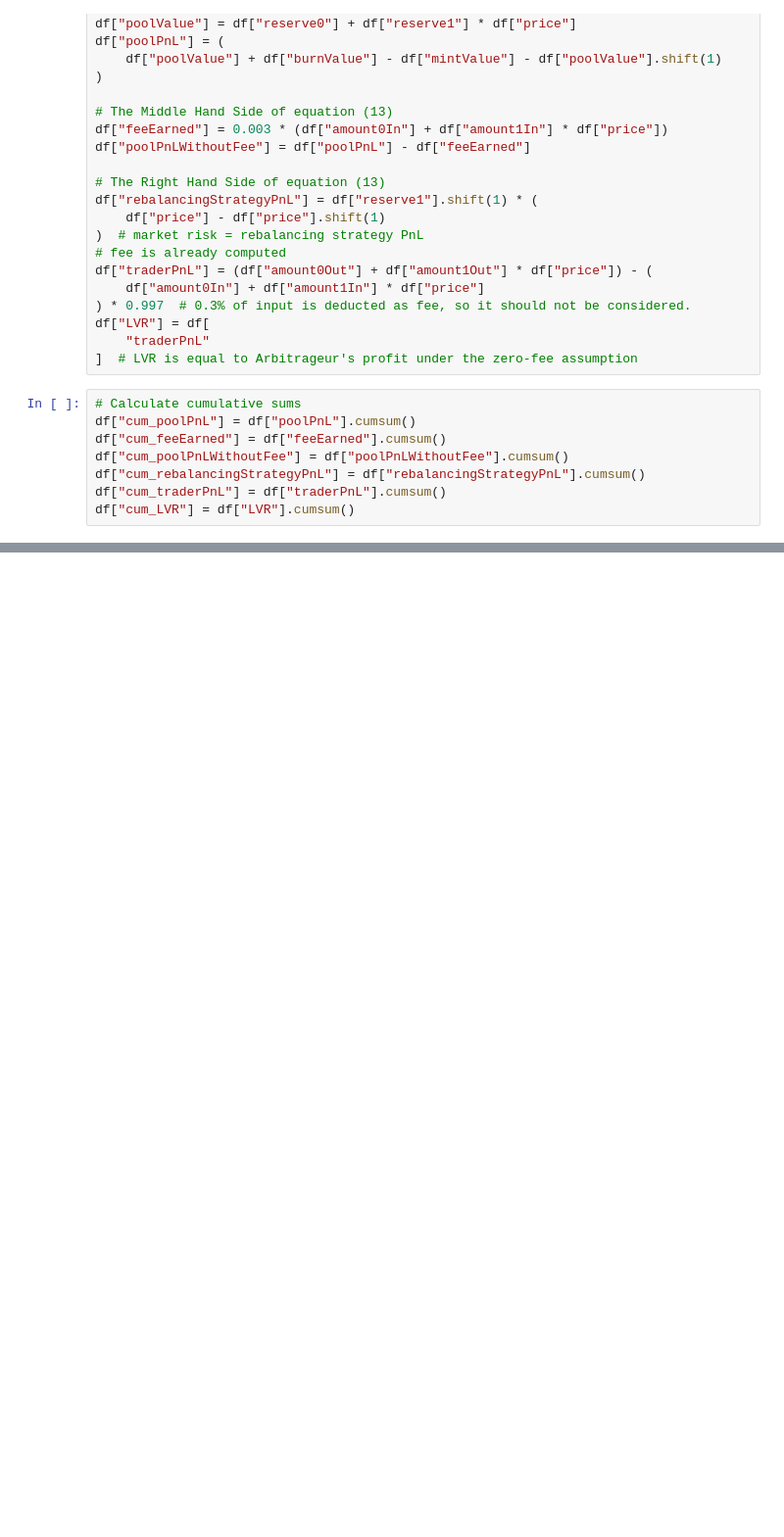
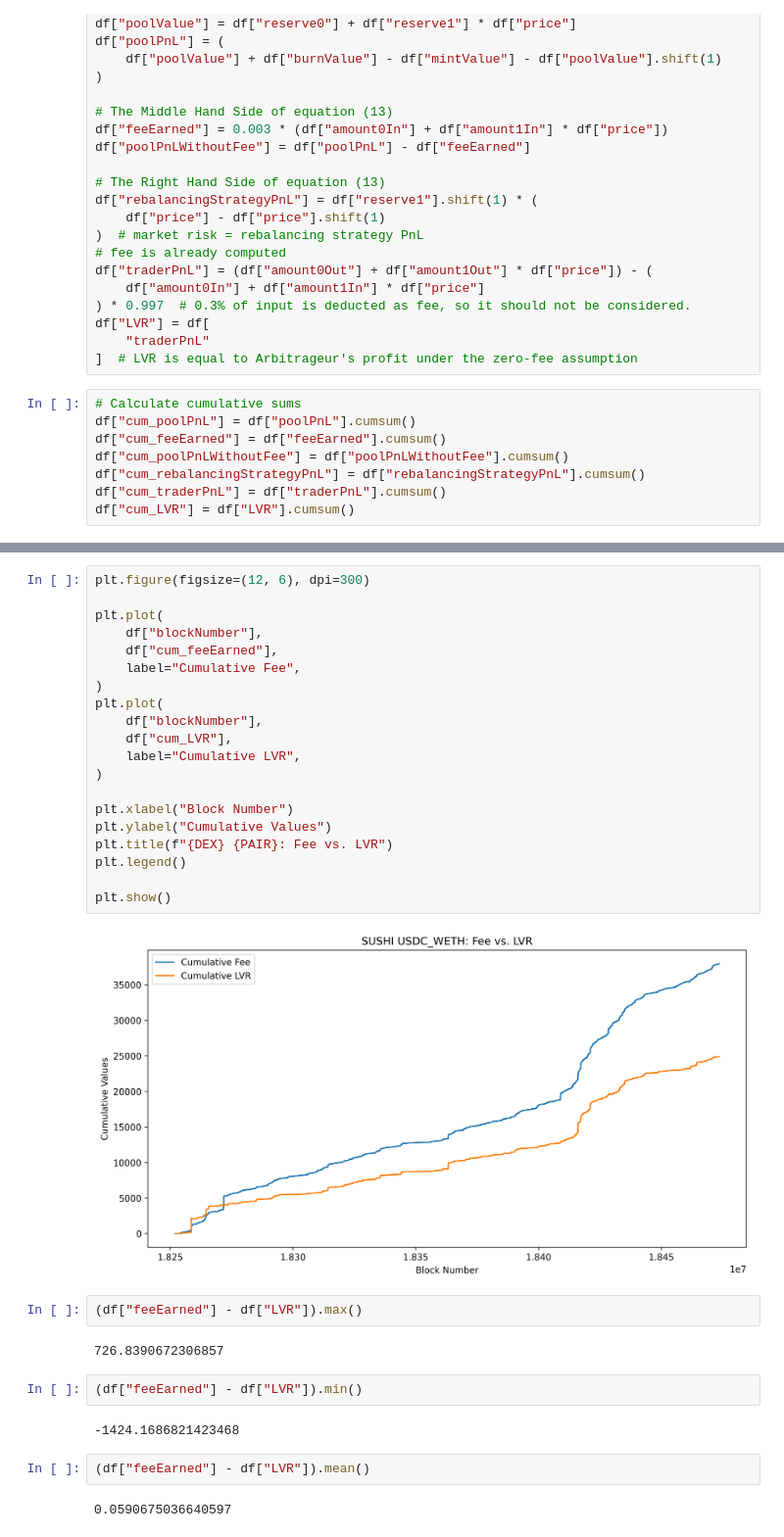
Before and after one commit to kosunghun317/orakle_amm, a Jupyter notebook: reproduce_MMRZ.ipynb, the cells around one changed output, grey strips where cells are left out. Shown at 98% size. Saved outputs shown, nothing was run; the diff lists cells and outputs as text; blank space fills up the shorter version.

```diff
--- a/reproduce_MMRZ.ipynb
+++ b/reproduce_MMRZ.ipynb
@@ -163,0 +164,34 @@ plt.show()
+# %%
+plt.figure(figsize=(12, 6), dpi=300)
+
+plt.plot(
+    df["blockNumber"],
+    df["cum_feeEarned"],
+    label="Cumulative Fee",
+)
+plt.plot(
+    df["blockNumber"],
+    df["cum_LVR"],
+    label="Cumulative LVR",
+)
+
+plt.xlabel("Block Number")
+plt.ylabel("Cumulative Values")
+plt.title(f"{DEX} {PAIR}: Fee vs. LVR")
+plt.legend()
+
+plt.show()
+# %% [output]
+[figure, added]
+# %%
+(df["feeEarned"] - df["LVR"]).max()
+# %% [output]
+726.8390672306857
+# %%
+(df["feeEarned"] - df["LVR"]).min()
+# %% [output]
+-1424.1686821423468
+# %%
+(df["feeEarned"] - df["LVR"]).mean()
+# %% [output]
+0.0590675036640597
```
Also changed, not shown: parts of 3 cells of this notebook.
